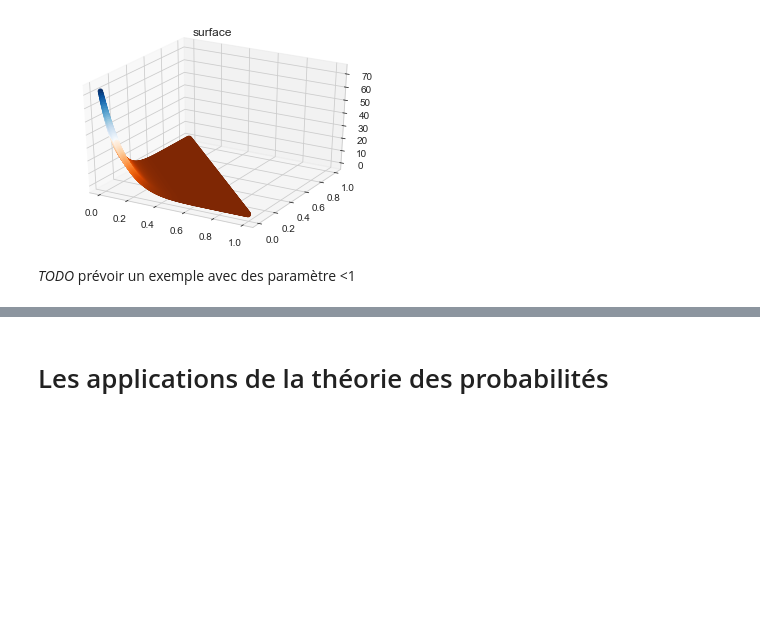
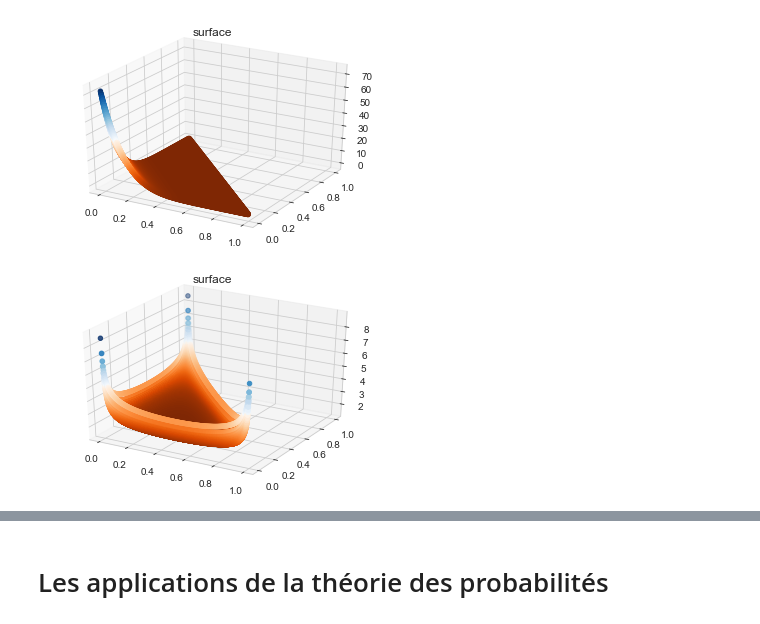
Before and after one commit to JJublanc/statistics_tools, a Jupyter notebook: loi_de_probabilite.ipynb, the cells around one changed output, grey strips where cells are left out. Cells and saved outputs as stored; diff of their text form; code cells hidden in the pictures; blank space fills up the shorter version.

Commit message:
add alpha inf of 1 for the dirichlet distribution

```diff
--- a/loi_de_probabilite.ipynb
+++ b/loi_de_probabilite.ipynb
@@ -317,12 +320,18 @@ cmp_orange_blue = ListedColormap(newcolors, name='OrangeBlue')
 def plot_dirichlet(alpha, sample_size=150):
 
     # get x,y sample in the support simplex
-    x, y = get_xy_simplex_sample(sample_size)
+    X, Y = get_xy_simplex_sample(sample_size)
 
+    # each entry must be different from zero if alpha < 1
+    if np.min(alpha) < 1 :
+        x = [xx for xx,yy in zip(X,Y) if (xx>0)&(yy>0)&((xx+yy)<1)]
+        y = [yy for xx,yy in zip(X,Y) if (xx>0)&(yy>0)&((xx+yy)<1)]
+    else :
+        x=X
+        y=Y
     # get the density points of density
     # corresponding to each point of the sample
     z = [get_dirich_pdf(x_i,y_i,alpha) for x_i, y_i in zip(x,y)]
-
     fig = plt.figure()
     ax = plt.axes(projection='3d')
 
@@ -354,5 +353,7 @@ Alors que dans ce cas, les deux derniers morceaux sont souvent très petits.
 plot_dirichlet([8,1,1],300)
 # %% [output]
 [figure]
-# %% [markdown]
-_TODO_ prévoir un exemple avec des paramètre <1
+# %%
+plot_dirichlet([0.8,0.8,0.8], sample_size=400)
+# %% [output]
+[figure, added]
```
Also changed, not shown: parts of 6 cells of this notebook.
